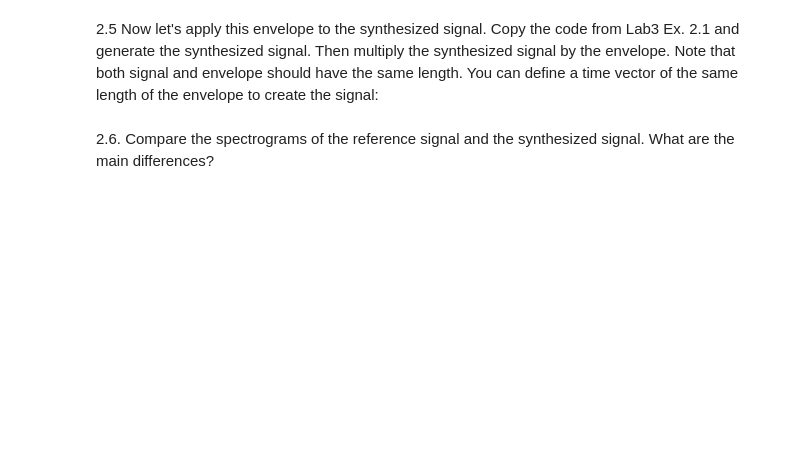
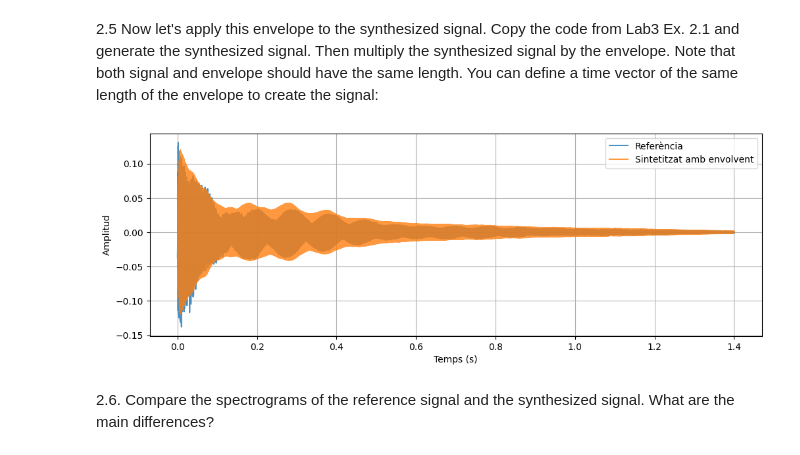
Before and after one commit to martigallego/sis1_group8, a Jupyter notebook: Lab4/Lab4_mar.ipynb, the cells around one changed output. Cells and saved outputs as stored; diff of their text form; code cells hidden in the pictures; blank space fills up the shorter version.

```diff
--- a/Lab4/Lab4_mar.ipynb
+++ b/Lab4/Lab4_mar.ipynb
@@ -208,2 +205,40 @@ plt.show()
+# %%
+# Els pesos estan calculats en els pics visibles del senyal
+weights = [1, 0.55944, 0.07856, 0.06199, 0.1524, 0.04914, 0.04642, 0.02122, 0.00859, 0.01908]
+# %%
+def synthesize(f0, phi, Ak, t):
+  y = 0
+  for k in range(1, len(Ak) + 1):
+    y += Ak[k-1] * np.cos(2*np.pi*k*f0*t + k*phi - (k-1)*np.pi/2)
+  return y
+# %%
+f0 = 904.3945   #Freqüència fonamental
+phi = 0         #Fase inicial
+Ak = np.array(weights)
+A_ref = 0.12
+
+t = np.arange(len(ref)) / fs
+
+y_synt = synthesize(f0, phi, Ak, t)
+
+y_synt_env = y_synt * env
+
+
+if np.max(np.abs(y_synt_env)) > 0:
+    y_synt_env = A_ref * y_synt_env / np.max(np.abs(y_synt_env))
+
+duration = 1.4
+idx_end = int(duration * fs)
+
+plt.figure(figsize=(12,4))
+plt.plot(t[:idx_end], ref[:idx_end], label='Referència', alpha=0.8)
+plt.plot(t[:idx_end], y_synt_env[:idx_end], label='Sintetitzat amb envolvent', alpha=0.8)
+plt.xlabel('Temps (s)')
+plt.ylabel('Amplitud')
+plt.legend()
+plt.grid(True)
+plt.show()
+# %% [output]
+[figure, added]
 # %% [markdown]
 2.6. Compare the spectrograms of the reference signal and the synthesized signal. What are the main differences?
```
Also changed, not shown: parts of 13 cells of this notebook, 1 other file.
